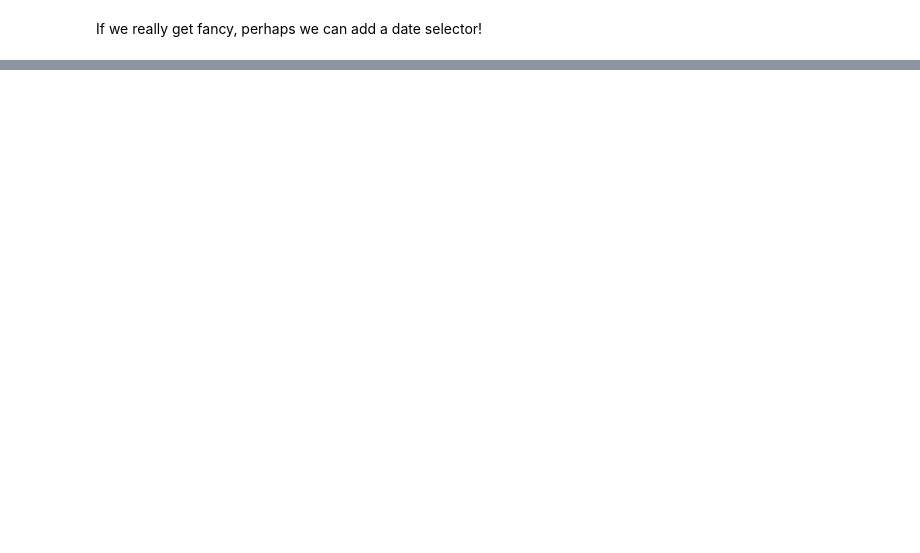
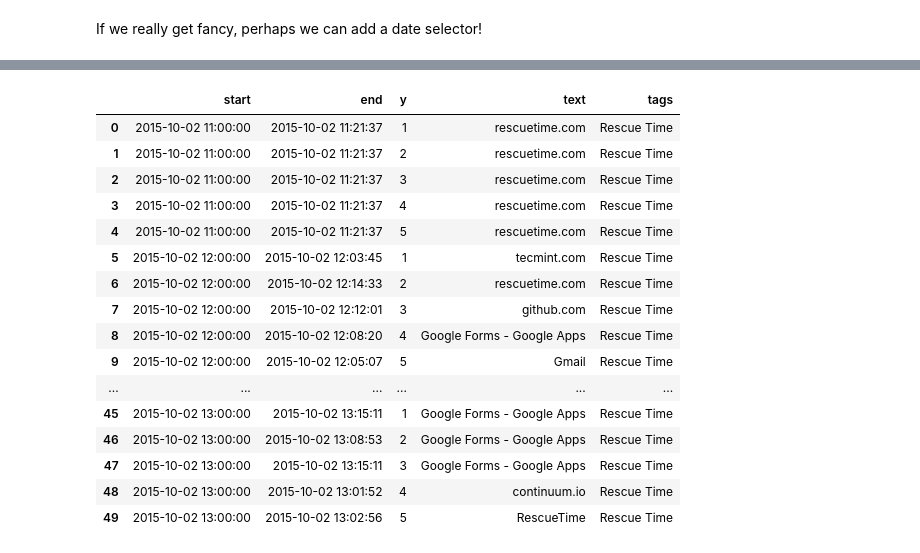
Before and after one commit to zcarwile/quixotic, a Jupyter notebook: quixotic_analytics.ipynb, the cells around one changed output, grey strips where cells are left out. Cells and saved outputs as stored; diff of their text form; code cells hidden in the pictures; blank space fills up the shorter version.

Commit message:
Rudimentary timeline processing support

```diff
--- a/quixotic_analytics.ipynb
+++ b/quixotic_analytics.ipynb
@@ -111,0 +140,7 @@ If we really get fancy, perhaps we can add a date selector!
+# %%
+events_raw = odo(t.event, pd.DataFrame).sort_values(by='start')
+events_raw.head(5)
+#filter = events_raw['tags'] == "Calendar"
+#cal_events = events_raw[filter].head(5)
+#cal_ends = cal_events['end'].sort(ascending=True,inplace=False)
+#cal_ends.head(5)
@@ -111,0 +199,20 @@ If we really get fancy, perhaps we can add a date selector!
+# %%
+timeline_df.head(50)
+# %% [output]
+|  | start | end | y | text | tags |
+| 0 | 2015-10-02 11:00:00 | 2015-10-02 11:21:37 | 1 | rescuetime.com | Rescue Time |
+| 1 | 2015-10-02 11:00:00 | 2015-10-02 11:21:37 | 2 | rescuetime.com | Rescue Time |
+| 2 | 2015-10-02 11:00:00 | 2015-10-02 11:21:37 | 3 | rescuetime.com | Rescue Time |
+| 3 | 2015-10-02 11:00:00 | 2015-10-02 11:21:37 | 4 | rescuetime.com | Rescue Time |
+| 4 | 2015-10-02 11:00:00 | 2015-10-02 11:21:37 | 5 | rescuetime.com | Rescue Time |
+| 5 | 2015-10-02 12:00:00 | 2015-10-02 12:03:45 | 1 | tecmint.com | Rescue Time |
+| 6 | 2015-10-02 12:00:00 | 2015-10-02 12:14:33 | 2 | rescuetime.com | Rescue Time |
+| 7 | 2015-10-02 12:00:00 | 2015-10-02 12:12:01 | 3 | github.com | Rescue Time |
+| 8 | 2015-10-02 12:00:00 | 2015-10-02 12:08:20 | 4 | Google Forms - Google Apps | Rescue Time |
+| 9 | 2015-10-02 12:00:00 | 2015-10-02 12:05:07 | 5 | Gmail | Rescue Time |
+| ... | ... | ... | ... | ... | ... |
+| 45 | 2015-10-02 13:00:00 | 2015-10-02 13:15:11 | 1 | Google Forms - Google Apps | Rescue Time |
+| 46 | 2015-10-02 13:00:00 | 2015-10-02 13:08:53 | 2 | Google Forms - Google Apps | Rescue Time |
+| 47 | 2015-10-02 13:00:00 | 2015-10-02 13:15:11 | 3 | Google Forms - Google Apps | Rescue Time |
+| 48 | 2015-10-02 13:00:00 | 2015-10-02 13:01:52 | 4 | continuum.io | Rescue Time |
+| 49 | 2015-10-02 13:00:00 | 2015-10-02 13:02:56 | 5 | RescueTime | Rescue Time |
```
Also changed, not shown: parts of 10 cells of this notebook.
